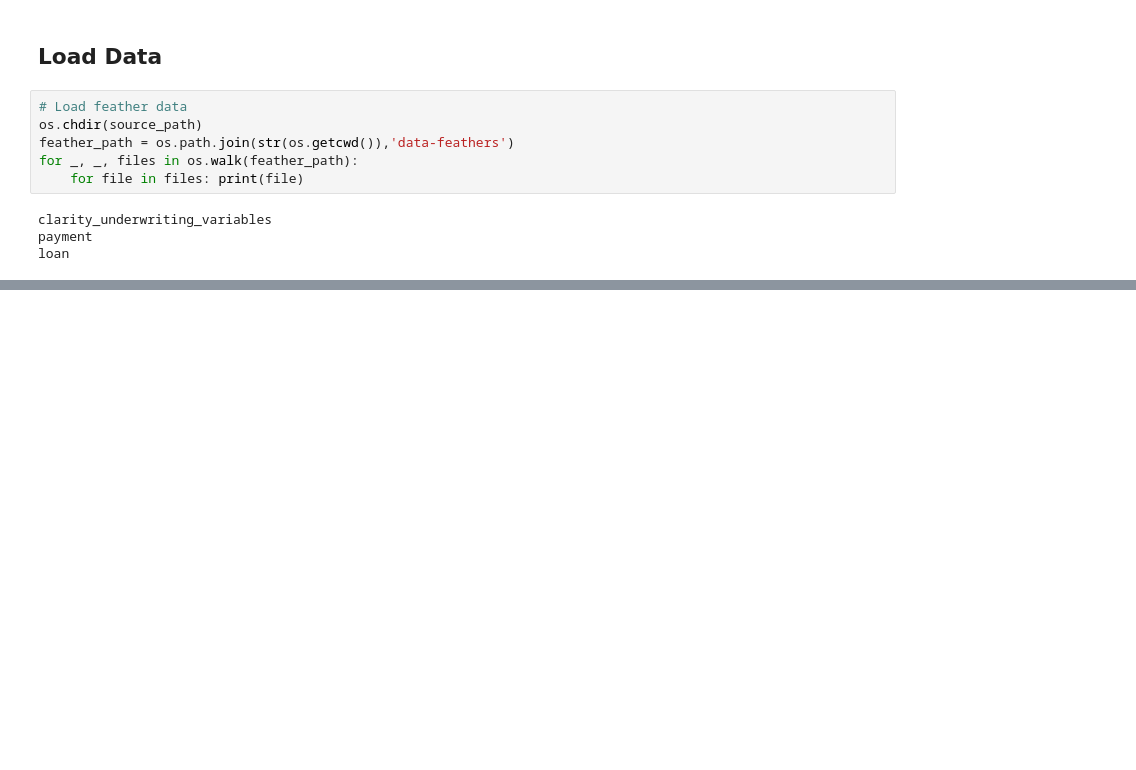
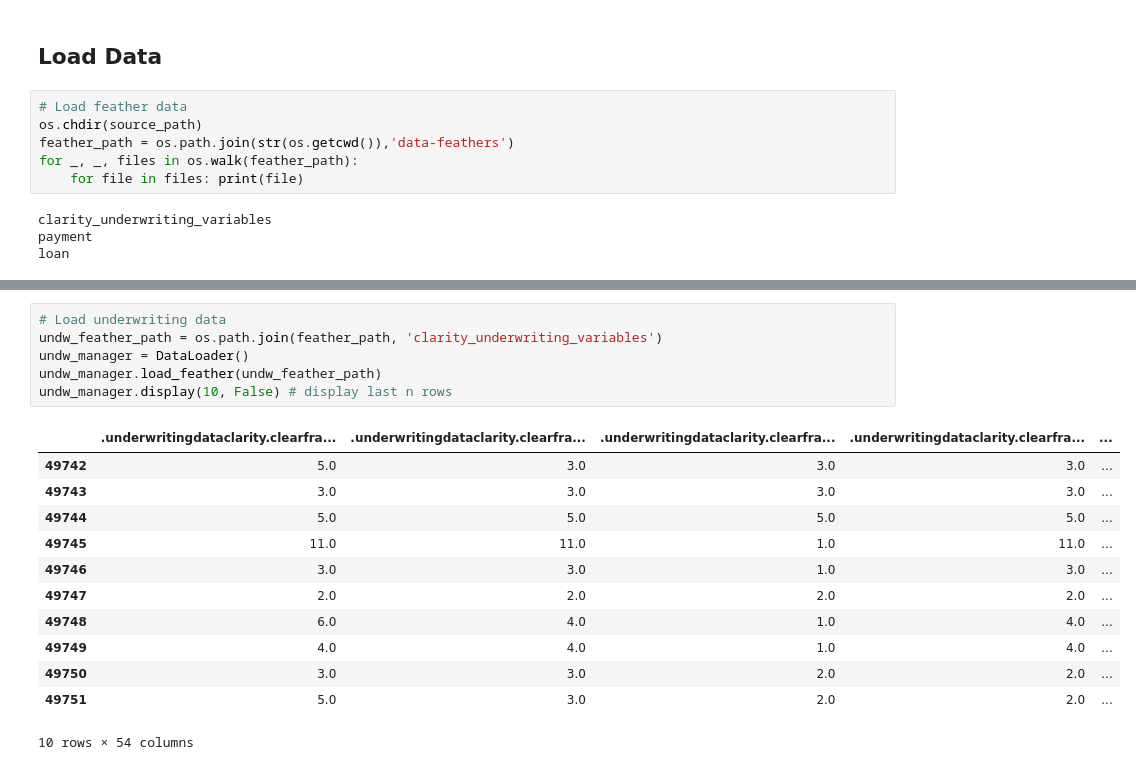
Before and after one commit to Mkho-cs/Loan-Repayment-EDA-Predictive, a Jupyter notebook: notebooks/eda.ipynb, the cells around one changed output, grey strips where cells are left out. Cells and saved outputs as stored; diff of their text form; blank space fills up the shorter version.

Commit message:
Updated data loading

```diff
--- a/notebooks/eda.ipynb
+++ b/notebooks/eda.ipynb
@@ -59,0 +70,19 @@ payment_manager.display(10, False) # display last n rows
+# %%
+# Load underwriting data
+undw_feather_path = os.path.join(feather_path, 'clarity_underwriting_variables')
+undw_manager = DataLoader()
+undw_manager.load_feather(undw_feather_path)
+undw_manager.display(10, False) # display last n rows
+# %% [output]
+|  | .underwritingdataclarity.clearfra... | .underwritingdataclarity.clearfra... | .underwritingdataclarity.clearfra... | .underwritingdataclarity.clearfra... | ... |
+| 49742 | 5.0 | 3.0 | 3.0 | 3.0 | ... |
+| 49743 | 3.0 | 3.0 | 3.0 | 3.0 | ... |
+| 49744 | 5.0 | 5.0 | 5.0 | 5.0 | ... |
+| 49745 | 11.0 | 11.0 | 1.0 | 11.0 | ... |
+| 49746 | 3.0 | 3.0 | 1.0 | 3.0 | ... |
+| 49747 | 2.0 | 2.0 | 2.0 | 2.0 | ... |
+| 49748 | 6.0 | 4.0 | 1.0 | 4.0 | ... |
+| 49749 | 4.0 | 4.0 | 1.0 | 4.0 | ... |
+| 49750 | 3.0 | 3.0 | 2.0 | 2.0 | ... |
+| 49751 | 5.0 | 3.0 | 2.0 | 2.0 | ... |
+10 rows × 54 columns
```
Also changed, not shown: parts of 2 cells of this notebook.
